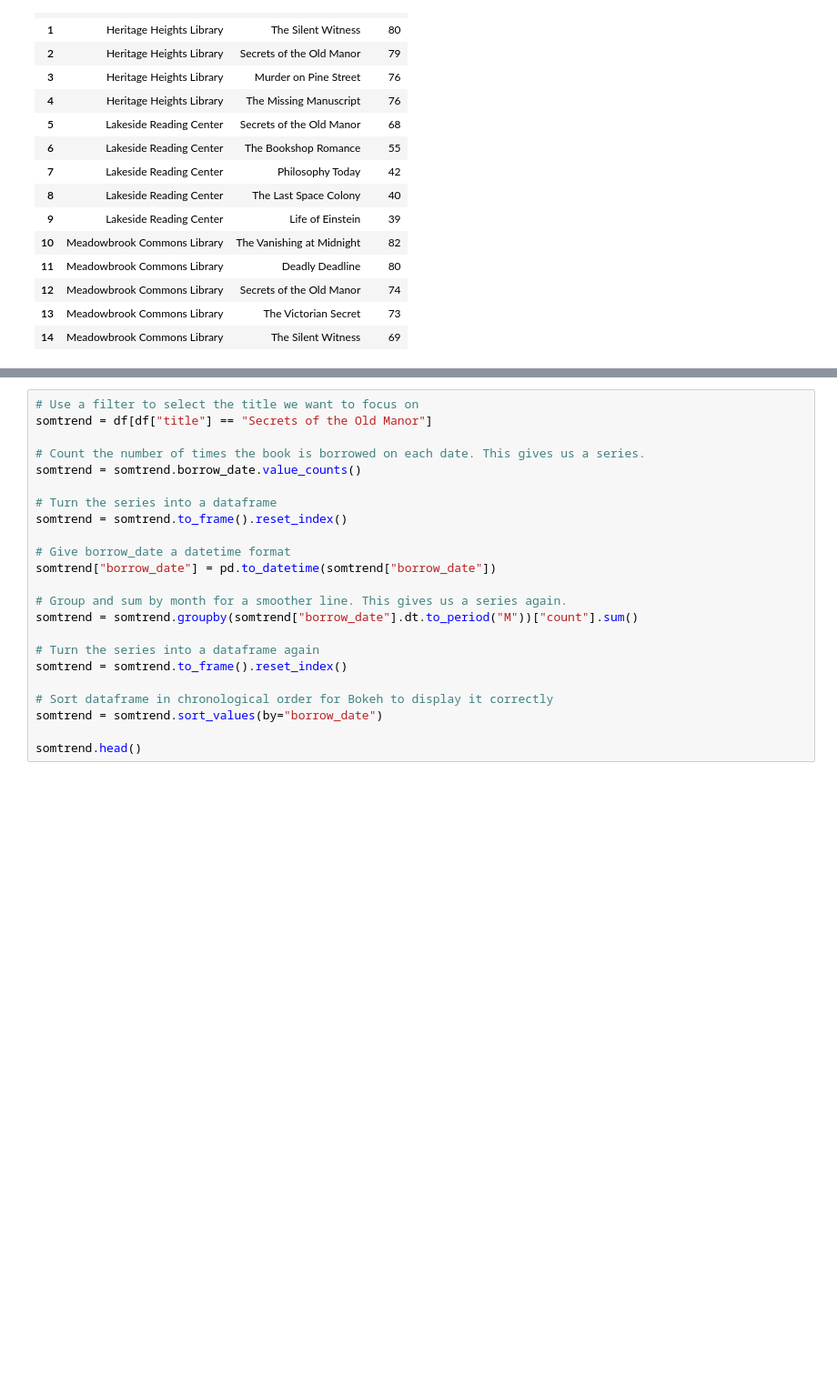
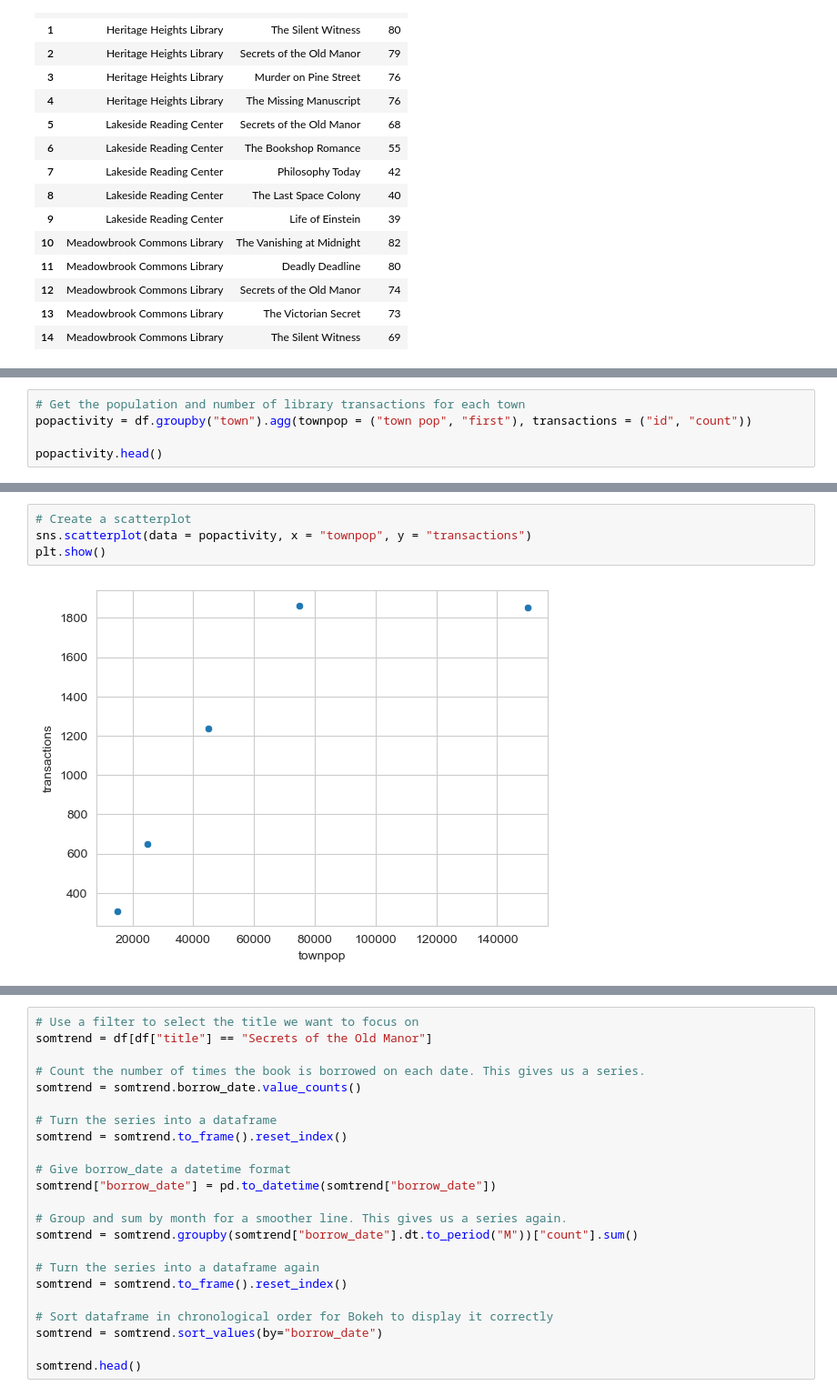
Before and after one commit to UNC-Libraries-data/Python, a Jupyter notebook: Data/Data.ipynb, the cells around one changed output, grey strips where cells are left out. Shown at 91% size. Cells and saved outputs as stored; diff of their text form; blank space fills up the shorter version.

```diff
--- a/Data/Data.ipynb
+++ b/Data/Data.ipynb
@@ -549,0 +563,5 @@ fig = grid.map_dataframe(sns.barplot, y = "title", x = "count")
+# %%
+# Get the population and number of library transactions for each town
+popactivity = df.groupby("town").agg(townpop = ("town pop", "first"), transactions = ("id", "count"))
+
+popactivity.head()
@@ -549,0 +576,6 @@ fig = grid.map_dataframe(sns.barplot, y = "title", x = "count")
+# %%
+# Create a scatterplot
+sns.scatterplot(data = popactivity, x = "townpop", y = "transactions")
+plt.show()
+# %% [output]
+[figure, added]
```
Also changed, not shown: parts of 21 cells of this notebook.
